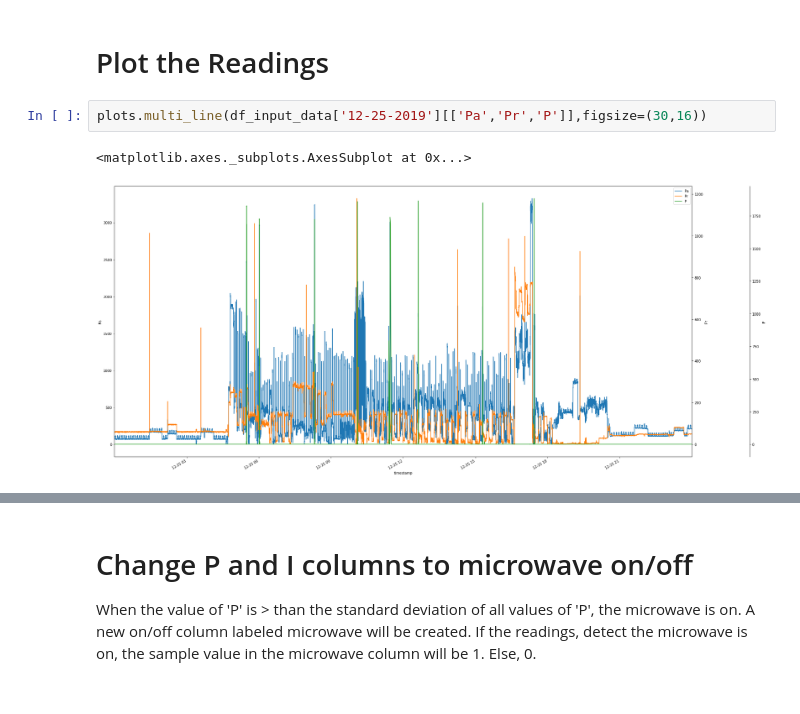
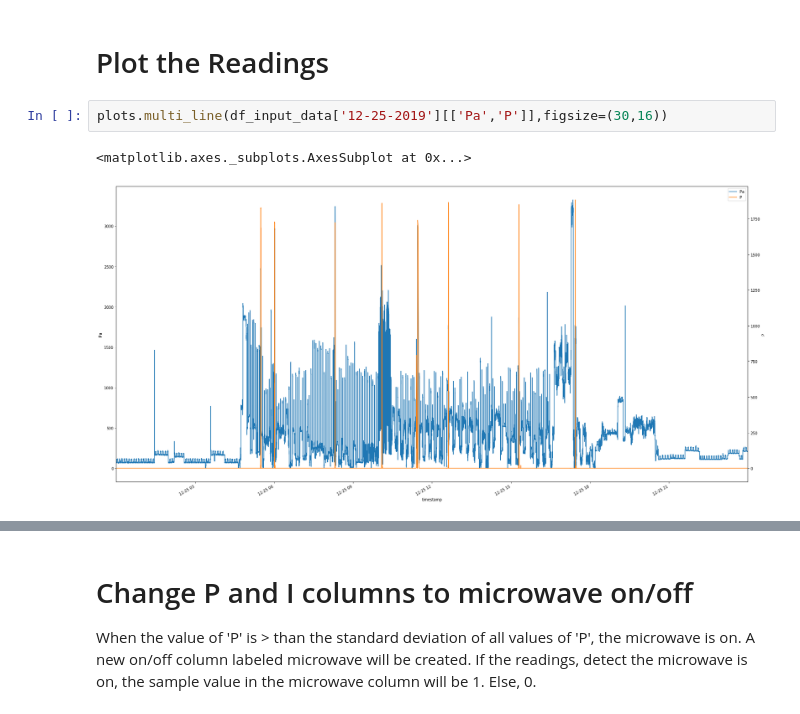
Before and after one commit to BitKnitting/FitHome_DeepLearning_1, a Jupyter notebook: notebooks/dl_process.ipynb, the cells around one changed output, grey strips where cells are left out. Drawn from its saved outputs; the diff is of its cells as text.

```diff
--- a/notebooks/dl_process.ipynb
+++ b/notebooks/dl_process.ipynb
@@ -293,7 +293,7 @@ plt.show
 # %% [markdown]
 # Plot the Readings
 # %%
-plots.multi_line(df_input_data['12-25-2019'][['Pa','Pr','P']],figsize=(30,16))
+plots.multi_line(df_input_data['12-25-2019'][['Pa','P']],figsize=(30,16))
 # %% [output]
 <matplotlib.axes._subplots.AxesSubplot at 0x...>
-[figure, old version]
+[figure, new version]
```
Also changed, not shown: parts of 9 cells of this notebook.
